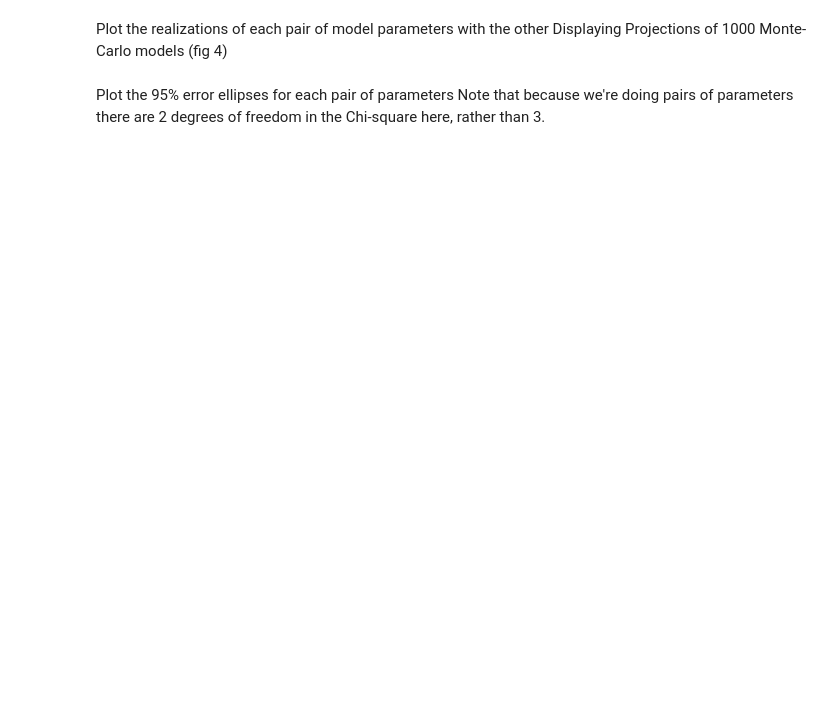
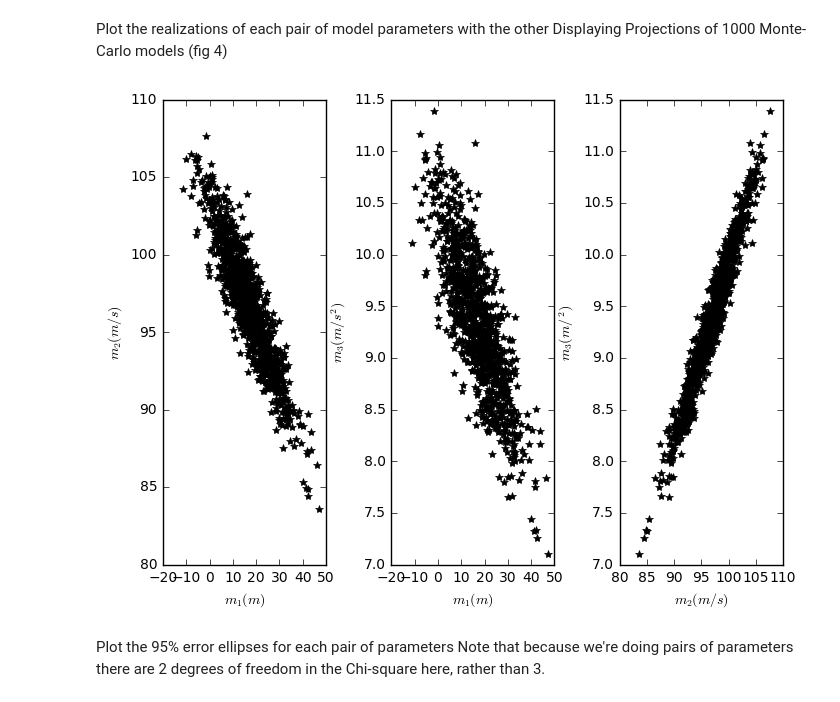
Before and after one commit to jkmacc-LANL/peip-python, a Jupyter notebook: Examples/chap2/ex_2_1_2/ex_2_1_2.ipynb, the cells around one changed output. Drawn from its saved outputs; the diff is of its cells as text; code cells hidden in the pictures; blank space fills up the shorter version.

```diff
--- a/Examples/chap2/ex_2_1_2/ex_2_1_2.ipynb
+++ b/Examples/chap2/ex_2_1_2/ex_2_1_2.ipynb
@@ -184,23 +207,27 @@ plt.title('m_3 (m/s^2)')
 Plot the realizations of each pair of model parameters with the other
 Displaying Projections of 1000 Monte-Carlo models (fig 4)
 # %%
-plt.figure(4)
+plt.figure(4, figsize=(8,6))
 plt.clf()
 
 plt.subplot(1,3,1)
 plt.plot(mmc[:,0], mmc[:,1], 'k*')
-plt.xlabel('m_1 (m)')
-plt.ylabel('m_2 (m/s)')
+plt.xlabel('$m_1 (m)$')
+plt.ylabel('$m_2 (m/s)$')
 
 plt.subplot(1,3,2)
 plt.plot(mmc[:,0], mmc[:,2], 'k*')
-plt.xlabel('m_1 (m)')
-plt.ylabel('m_3 (m/s^2)')
+plt.xlabel('$m_1 (m)$')
+plt.ylabel('$m_3 (m/s^2)$')
 
 plt.subplot(1,3,3)
 plt.plot(mmc[:,1], mmc[:,2], 'k*')
-plt.xlabel('m_2 (m/s)')
-plt.ylabel('m_3 (m/^2)')
+plt.xlabel('$m_2 (m/s)$')
+plt.ylabel('$m_3 (m/^2)$')
+
+plt.subplots_adjust(wspace = 0.4)
+# %% [output]
+[figure, added]
 # %% [markdown]
 Plot the 95% error ellipses for each pair of parameters
 Note that because we're doing pairs of parameters there are 2
```
Also changed, not shown: parts of 12 cells of this notebook.
